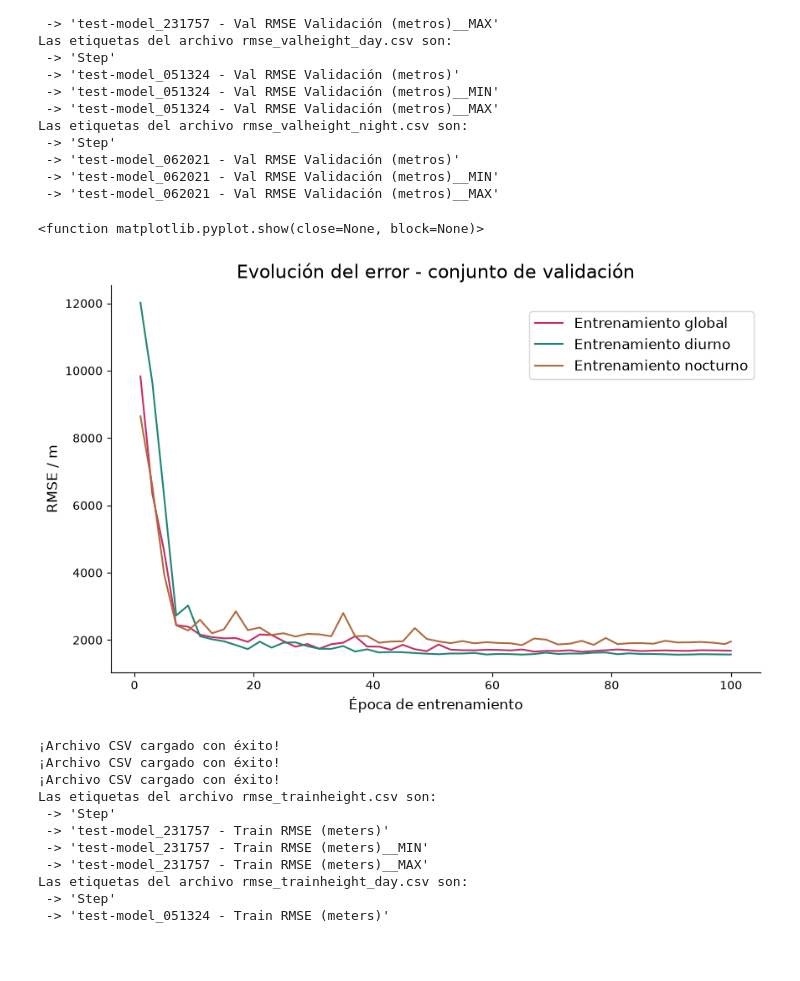
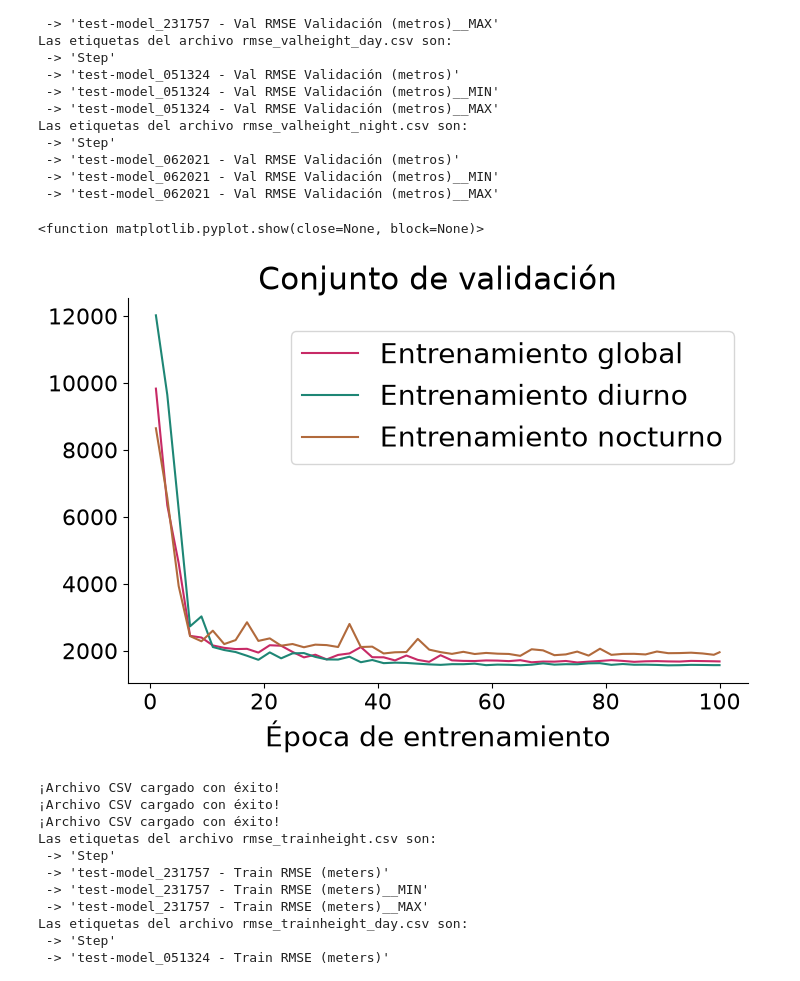
Before and after one commit to veraperez23/CloudBaseHeight, a Jupyter notebook: graphs_results/apartado2/apartado2.ipynb, the cells around one changed output. Saved outputs shown, nothing was run; the diff lists cells and outputs as text; code cells hidden in the pictures; blank space fills up the shorter version.

Commit message:
New graphs

```diff
--- a/graphs_results/apartado2/apartado2.ipynb
+++ b/graphs_results/apartado2/apartado2.ipynb
@@ -91,24 +91,26 @@ Las etiquetas del archivo rmse_valheight_night.csv son:
  -> 'test-model_062021 - Val RMSE Validación (metros)__MIN'
  -> 'test-model_062021 - Val RMSE Validación (metros)__MAX'
 # %%
-plt.figure(figsize=(10,6))
+plt.figure(figsize=(8,5))
 
 plt.plot(epocas, 10000*rmse_val['test-model_231757 - Val RMSE Validación (metros)'], linewidth=1.5, color=colores[0], label='Entrenamiento global')
 plt.plot(epocas_day, rmse_val_day['test-model_051324 - Val RMSE Validación (metros)'], linewidth=1.5, color=colores[2], label='Entrenamiento diurno')
 plt.plot(epocas_night, rmse_val_night['test-model_062021 - Val RMSE Validación (metros)'], linewidth=1.5, color=colores[1], label='Entrenamiento nocturno')
 
-plt.xlabel('Época de entrenamiento', fontsize=12)
-plt.ylabel('RMSE / m', fontsize=12)
-plt.title('Evolución del error - conjunto de validación', fontsize=16)
-plt.legend(fontsize=12,  bbox_to_anchor=(1.0, 0.95))
+plt.xlabel('Época de entrenamiento', fontsize=20)
+#plt.ylabel('RMSE / m', fontsize=20)
+plt.title('Conjunto de validación', fontsize=22)
+plt.legend(fontsize=20,  bbox_to_anchor=(1.0, 0.95))
+plt.xticks(fontsize=16)
+plt.yticks(fontsize=16)
 ax = plt.gca()
 ax.spines['top'].set_visible(False)
 ax.spines['right'].set_visible(False)
 
 plt.show
 # %% [output]
 <function matplotlib.pyplot.show(close=None, block=None)>
-[figure, old version]
+[figure, new version]
 # %%
 rmse_train=leer_csv('rmse_trainheight.csv')
 rmse_train_day=leer_csv('rmse_trainheight_day.csv')
```
Also changed, not shown: parts of 2 cells of this notebook, 1 other file.
